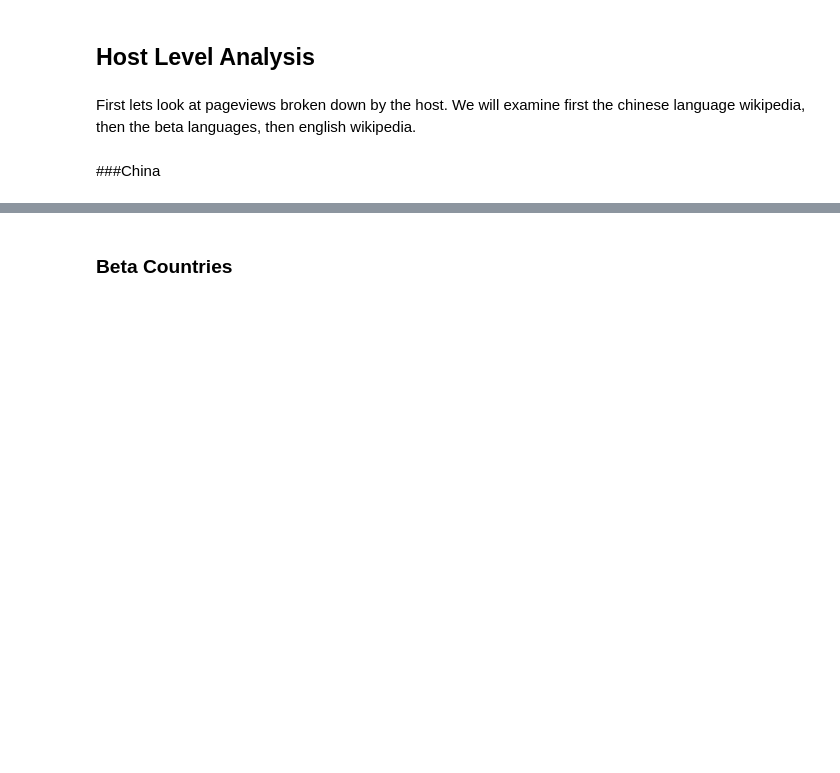
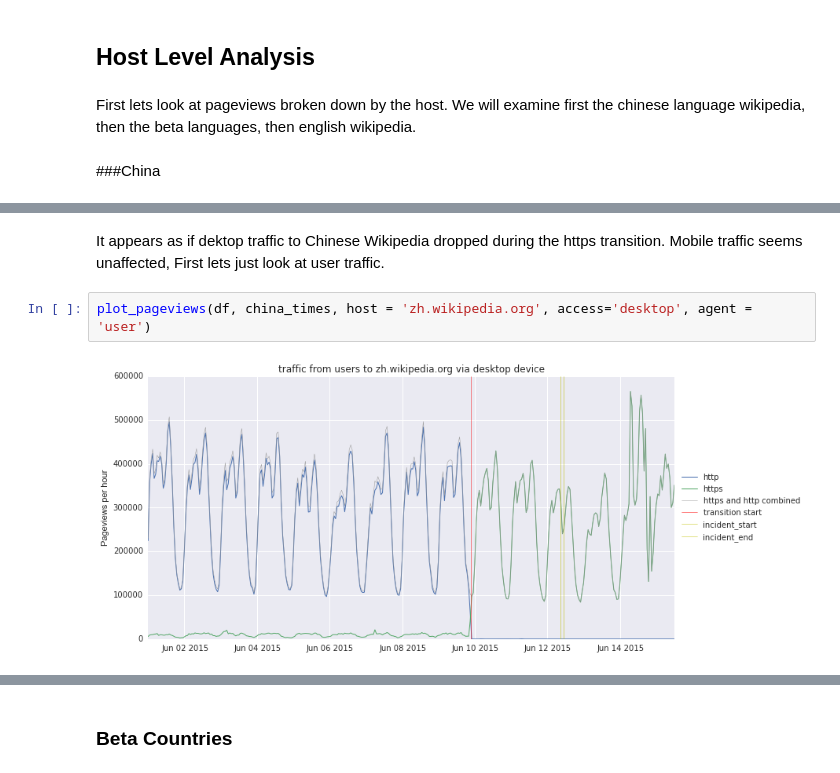
Before and after one commit to ewulczyn/wiki-misc, a Jupyter notebook: https_transition/https_transition.ipynb, the cells around one changed output, grey strips where cells are left out. Drawn from its saved outputs; the diff is of its cells as text; blank space fills up the shorter version.

```diff
--- a/https_transition/https_transition.ipynb
+++ b/https_transition/https_transition.ipynb
@@ -150,0 +169,6 @@ It appears as if dektop traffic to Chinese Wikipedia was compromized. Lets take
+# %% [markdown]
+It appears as if dektop traffic to Chinese Wikipedia dropped during the https transition. Mobile traffic seems unaffected, First lets just look at user traffic.
+# %%
+plot_pageviews(df, china_times, host = 'zh.wikipedia.org', access='desktop', agent = 'user')
+# %% [output]
+[figure, added]
```
Also changed, not shown: parts of 39 cells of this notebook.
